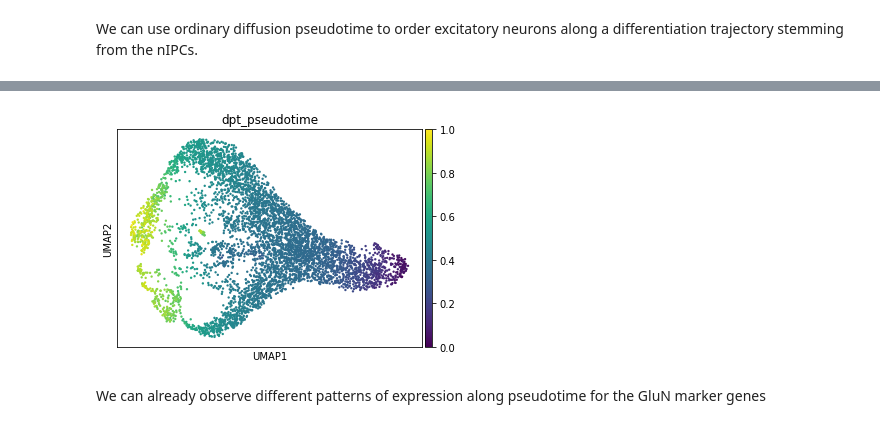
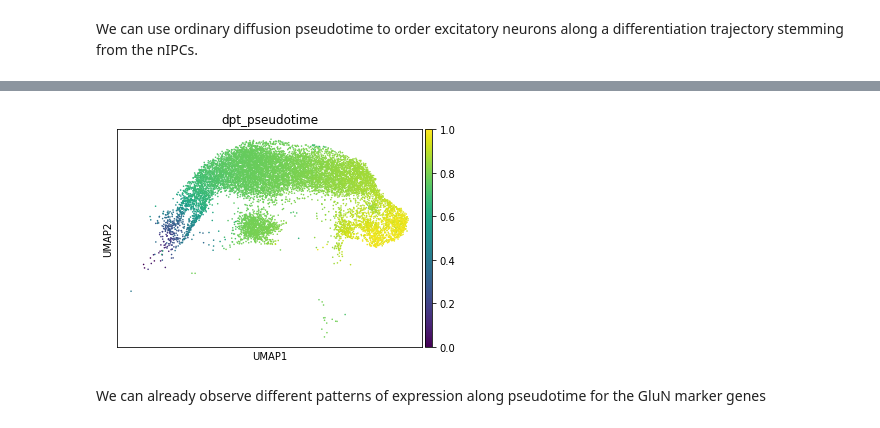
Before and after one commit to NBISweden/single-cell_sib_scilifelab_2021, a Jupyter notebook: multiomics/muon_analysis_diagonal.ipynb, the cells around one changed output, grey strips where cells are left out. Saved outputs shown, nothing was run; the diff lists cells and outputs as text; code cells hidden in the pictures.

```diff
--- a/multiomics/muon_analysis_diagonal.ipynb
+++ b/multiomics/muon_analysis_diagonal.ipynb
@@ -120,5 +174,4 @@ For preprocessing the scRNA data we can use the standard functions implemented i
 # %%
-rna_adata.X = rna_adata.layers["counts"].copy()
 sc.pp.normalize_total(rna_adata, target_sum=1e4)
 sc.pp.log1p(rna_adata)
 # %% [markdown]
@@ -177,2 +231,7 @@ sc.pl.umap(rna_adata, color=rna_adata.var_names[rna_adata.var_names.isin(marker_
 # %% [markdown]
 We can use ordinary diffusion pseudotime to order excitatory neurons along a differentiation trajectory stemming from the nIPCs.
+# %%
+## Subset to glutamatergic neurons
+ext_rna_adata = rna_adata[rna_adata.obs["in_GluN_trajectory"]].copy()
+sc.pp.pca(ext_rna_adata)
+sc.pp.neighbors(ext_rna_adata, n_neighbors=10, n_pcs=30)
@@ -182,11 +245,11 @@ sc.pl.diffmap(rna_adata, color=marker_genes['nIPC'])
 # %%
 ## Define the putative root cell (start of differentiation trajectory)
-## we take the minimum for DC1 as the root nIPC
-rna_adata.uns['iroot'] = rna_adata.obsm["X_diffmap"][:,1].argmin()
-sc.tl.dpt(rna_adata)
-sc.pl.umap(rna_adata, color=["dpt_pseudotime"])
+## we take the maximum for DC1 as the root nIPC
+ext_rna_adata.uns['iroot'] = ext_rna_adata.obsm["X_diffmap"][:,1].argmax()
+sc.tl.dpt(ext_rna_adata)
+sc.pl.umap(ext_rna_adata, color=["dpt_pseudotime"])
 # %% [output]
-[figure, old version]
+[figure, new version]
 # %% [markdown]
 We can already observe different patterns of expression along pseudotime for the GluN marker genes
 # %%
```
Also changed, not shown: parts of 81 cells of this notebook.
